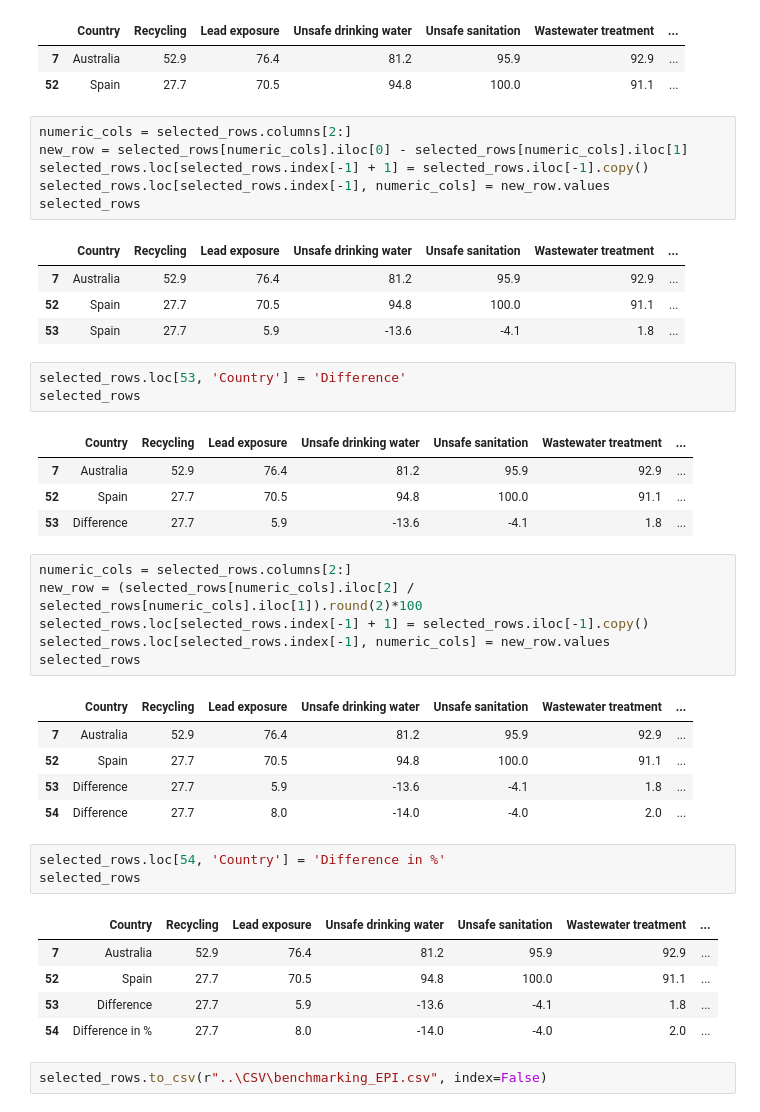
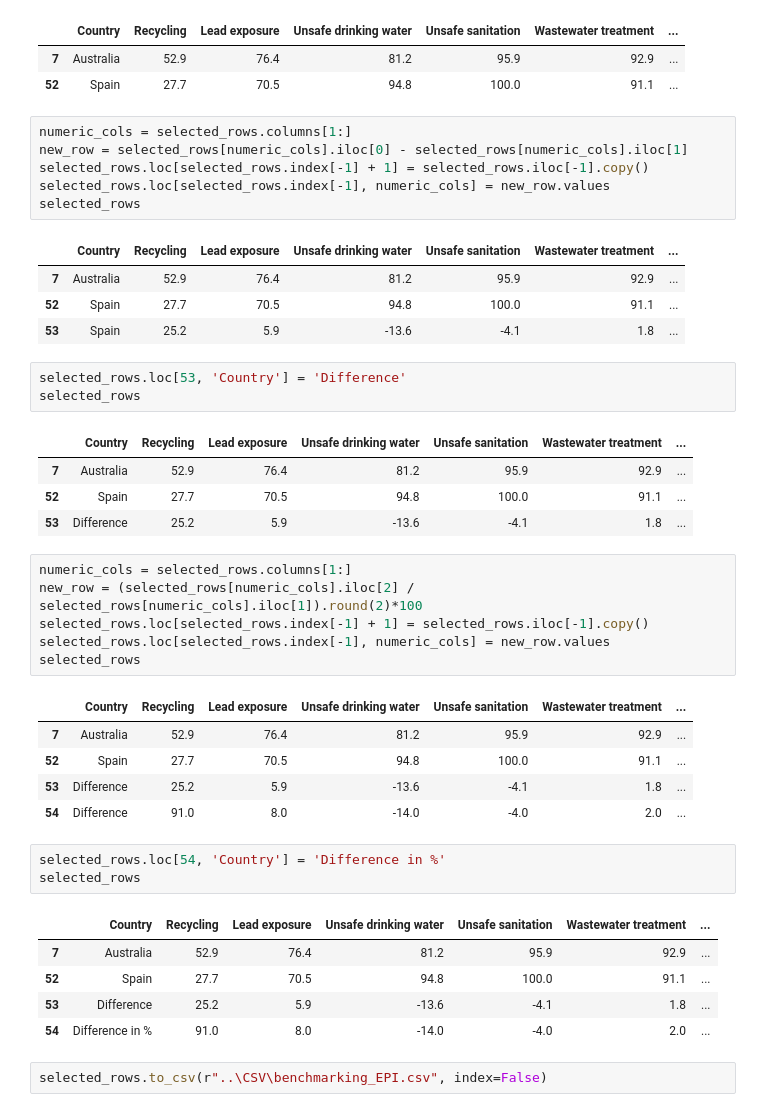
Before and after one commit to Futurartina/Powering_Recycling_in_Spain, a Jupyter notebook: Notebooks/EPI.ipynb, the cells around one changed output. Drawn from its saved outputs; the diff is of its cells as text.

```diff
--- a/Notebooks/EPI.ipynb
+++ b/Notebooks/EPI.ipynb
@@ -317,7 +317,7 @@ selected_rows
 | 7 | Australia | 52.9 | 76.4 | 81.2 | 95.9 | 92.9 | ... |
 | 52 | Spain | 27.7 | 70.5 | 94.8 | 100.0 | 91.1 | ... |
 # %%
-numeric_cols = selected_rows.columns[2:]
+numeric_cols = selected_rows.columns[1:]
 new_row = selected_rows[numeric_cols].iloc[0] - selected_rows[numeric_cols].iloc[1]
 selected_rows.loc[selected_rows.index[-1] + 1] = selected_rows.iloc[-1].copy()
 selected_rows.loc[selected_rows.index[-1], numeric_cols] = new_row.values
@@ -326,7 +326,7 @@ selected_rows
 |  | Country | Recycling | Lead exposure | Unsafe drinking water | Unsafe sanitation | Wastewater treatment | ... |
 | 7 | Australia | 52.9 | 76.4 | 81.2 | 95.9 | 92.9 | ... |
 | 52 | Spain | 27.7 | 70.5 | 94.8 | 100.0 | 91.1 | ... |
-| 53 | Spain | 27.7 | 5.9 | -13.6 | -4.1 | 1.8 | ... |
+| 53 | Spain | 25.2 | 5.9 | -13.6 | -4.1 | 1.8 | ... |
 # %%
 selected_rows.loc[53, 'Country'] = 'Difference'
 selected_rows
@@ -334,19 +334,19 @@ selected_rows
 |  | Country | Recycling | Lead exposure | Unsafe drinking water | Unsafe sanitation | Wastewater treatment | ... |
 | 7 | Australia | 52.9 | 76.4 | 81.2 | 95.9 | 92.9 | ... |
 | 52 | Spain | 27.7 | 70.5 | 94.8 | 100.0 | 91.1 | ... |
-| 53 | Difference | 27.7 | 5.9 | -13.6 | -4.1 | 1.8 | ... |
+| 53 | Difference | 25.2 | 5.9 | -13.6 | -4.1 | 1.8 | ... |
 # %%
-numeric_cols = selected_rows.columns[2:]
+numeric_cols = selected_rows.columns[1:]
 new_row = (selected_rows[numeric_cols].iloc[2] / selected_rows[numeric_cols].iloc[1]).round(2)*100
 selected_rows.loc[selected_rows.index[-1] + 1] = selected_rows.iloc[-1].copy()
 selected_rows.loc[selected_rows.index[-1], numeric_cols] = new_row.values
 selected_rows
 # %% [output]
 |  | Country | Recycling | Lead exposure | Unsafe drinking water | Unsafe sanitation | Wastewater treatment | ... |
 | 7 | Australia | 52.9 | 76.4 | 81.2 | 95.9 | 92.9 | ... |
 | 52 | Spain | 27.7 | 70.5 | 94.8 | 100.0 | 91.1 | ... |
-| 53 | Difference | 27.7 | 5.9 | -13.6 | -4.1 | 1.8 | ... |
-| 54 | Difference | 27.7 | 8.0 | -14.0 | -4.0 | 2.0 | ... |
+| 53 | Difference | 25.2 | 5.9 | -13.6 | -4.1 | 1.8 | ... |
+| 54 | Difference | 91.0 | 8.0 | -14.0 | -4.0 | 2.0 | ... |
 # %%
 selected_rows.loc[54, 'Country'] = 'Difference in %'
 selected_rows
@@ -354,7 +354,7 @@ selected_rows
 |  | Country | Recycling | Lead exposure | Unsafe drinking water | Unsafe sanitation | Wastewater treatment | ... |
 | 7 | Australia | 52.9 | 76.4 | 81.2 | 95.9 | 92.9 | ... |
 | 52 | Spain | 27.7 | 70.5 | 94.8 | 100.0 | 91.1 | ... |
-| 53 | Difference | 27.7 | 5.9 | -13.6 | -4.1 | 1.8 | ... |
-| 54 | Difference in % | 27.7 | 8.0 | -14.0 | -4.0 | 2.0 | ... |
+| 53 | Difference | 25.2 | 5.9 | -13.6 | -4.1 | 1.8 | ... |
+| 54 | Difference in % | 91.0 | 8.0 | -14.0 | -4.0 | 2.0 | ... |
 # %%
 selected_rows.to_csv(r"..\CSV\benchmarking_EPI.csv", index=False)
```
Also changed, not shown: 13 other files.
